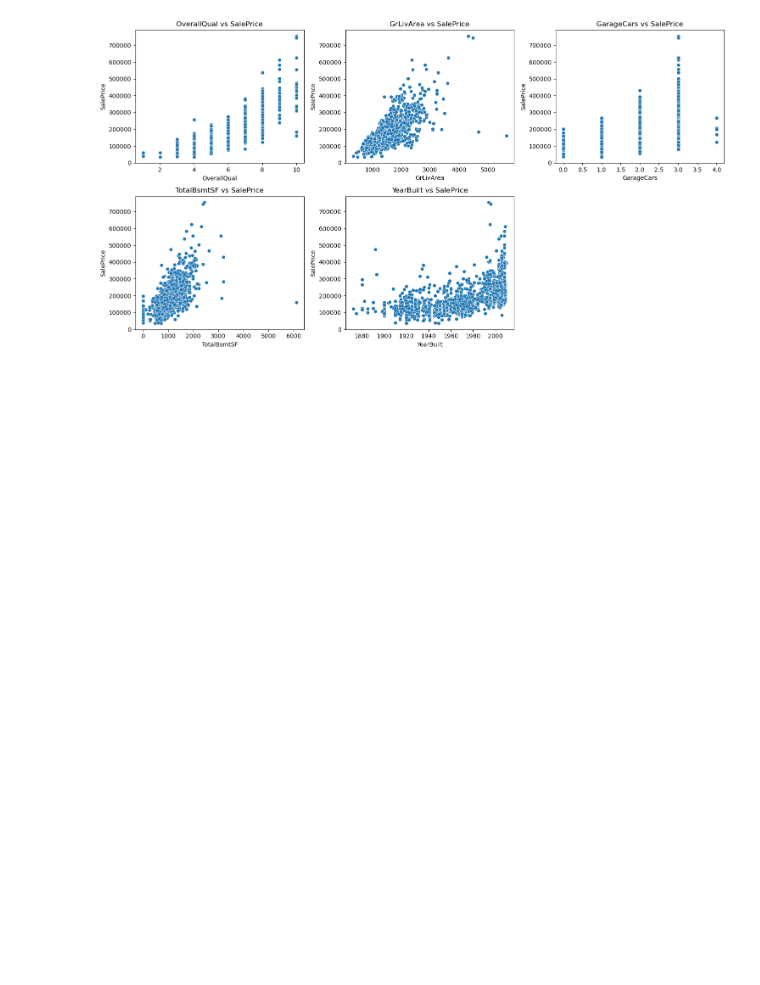
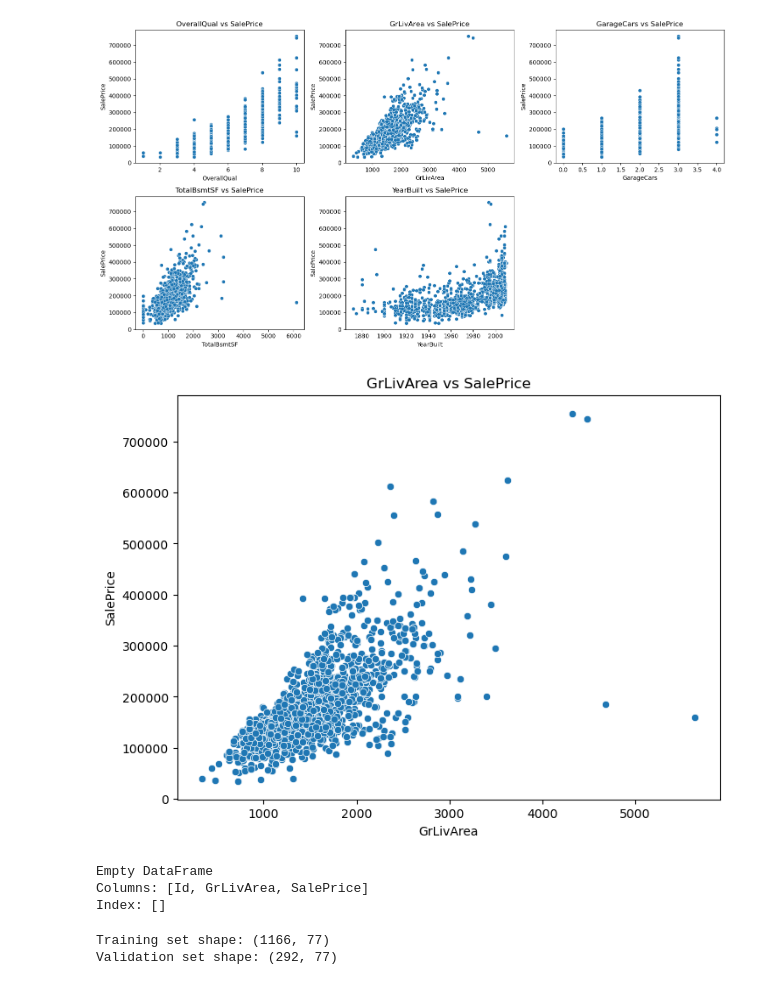
Before and after one commit to jessingit5/house-price-prediction, a Jupyter notebook: noteboooks/01_eda.ipynb, the cells around one changed output. Cells and saved outputs as stored; diff of their text form; code cells hidden in the pictures; blank space fills up the shorter version.

Commit message:
adding train test splitn

```diff
--- a/noteboooks/01_eda.ipynb
+++ b/noteboooks/01_eda.ipynb
@@ -384,0 +387,20 @@ plt.show()
+# %%
+plt.figure(figsize=(8,6))
+sns.scatterplot(x=df['GrLivArea'], y=df['SalePrice'])
+plt.title('GrLivArea vs SalePrice')
+plt.xlabel('GrLivArea')
+plt.ylabel('SalePrice')
+plt.show()
+# %% [output]
+[figure, added]
+# %%
+
+outliers = df[(df['GrLivArea'] > 4000) & (df['SalePrice'] < 300000)]
+print(outliers[['Id', 'GrLivArea', 'SalePrice']])
+
+# Drop them
+df = df.drop(outliers.index)
+# %% [output]
+Empty DataFrame
+Columns: [Id, GrLivArea, SalePrice]
+Index: []
@@ -384,0 +413,9 @@ plt.show()
+# %%
+X_train, X_valid, y_train, y_valid = train_test_split(
+    X, y, test_size=0.2, random_state=42)
+
+print("Training set shape:", X_train.shape)
+print("Validation set shape:", X_valid.shape)
+# %% [output]
+Training set shape: (1166, 77)
+Validation set shape: (292, 77)
```
Also changed, not shown: parts of 4 cells of this notebook.
